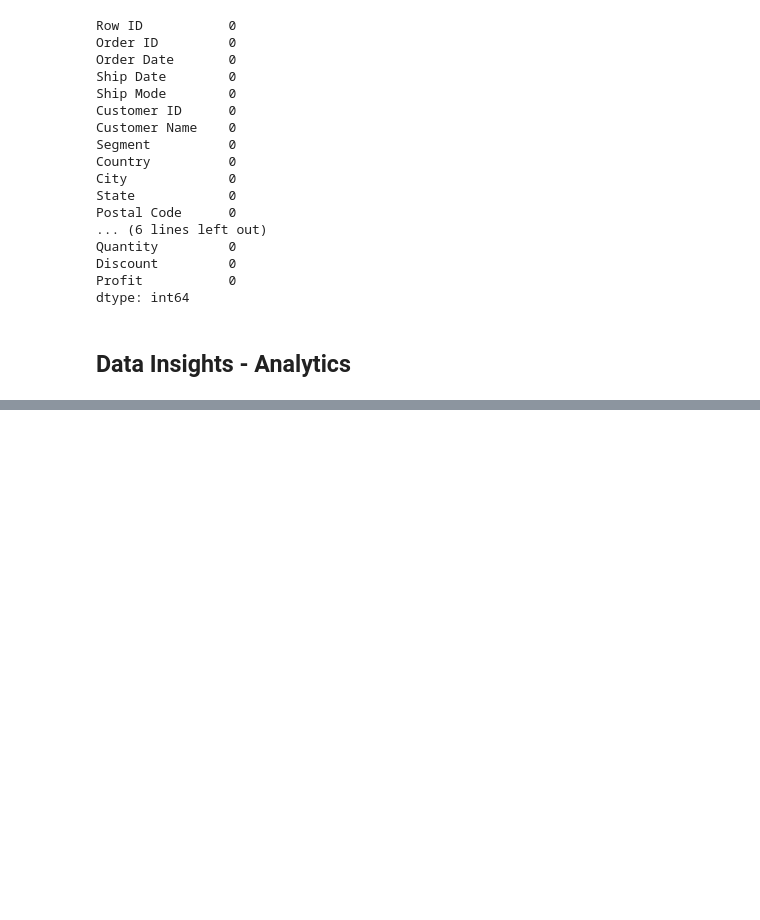
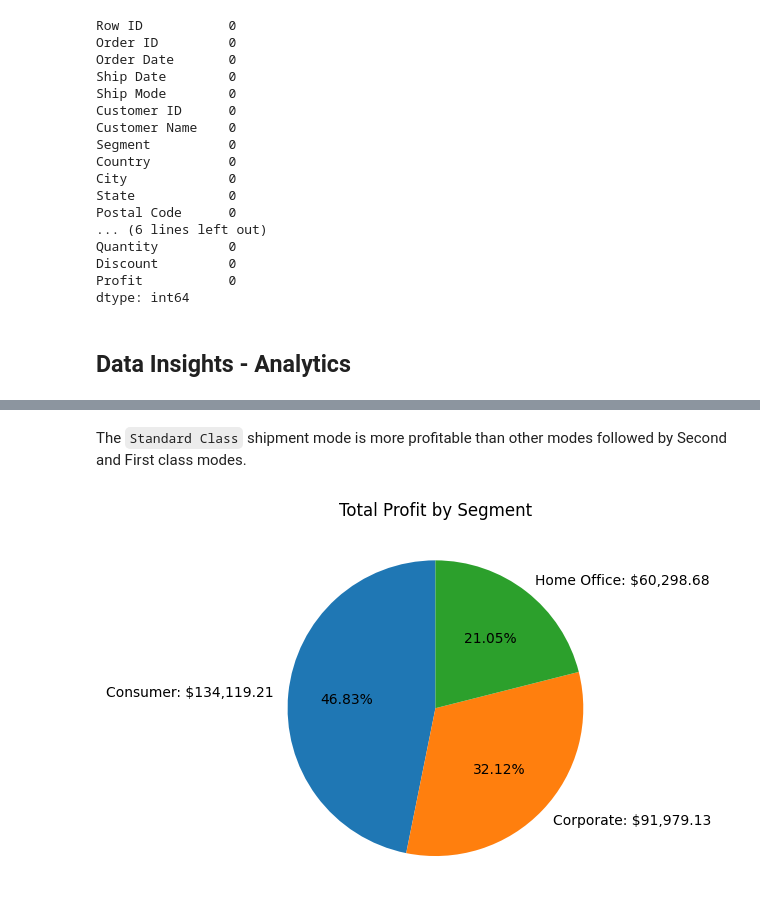
Before and after one commit to bkget/DS-with-AI-in-Python, a Jupyter notebook: Store Orders - Business Analysis/analysis.ipynb, the cells around one changed output, grey strips where cells are left out. Cells and saved outputs as stored; diff of their text form; code cells hidden in the pictures; blank space fills up the shorter version.

```diff
--- a/Store Orders - Business Analysis/analysis.ipynb
+++ b/Store Orders - Business Analysis/analysis.ipynb
@@ -109,0 +168,6 @@ plot_barh(df, 'Ship Mode')
+# %% [markdown]
+The `Standard Class` shipment mode is more profitable than other modes followed by Second and First class modes.
+# %%
+plot_pie(df, 'Segment')
+# %% [output]
+[figure, added]
```
Also changed, not shown: parts of 26 cells of this notebook, 2 other files.
